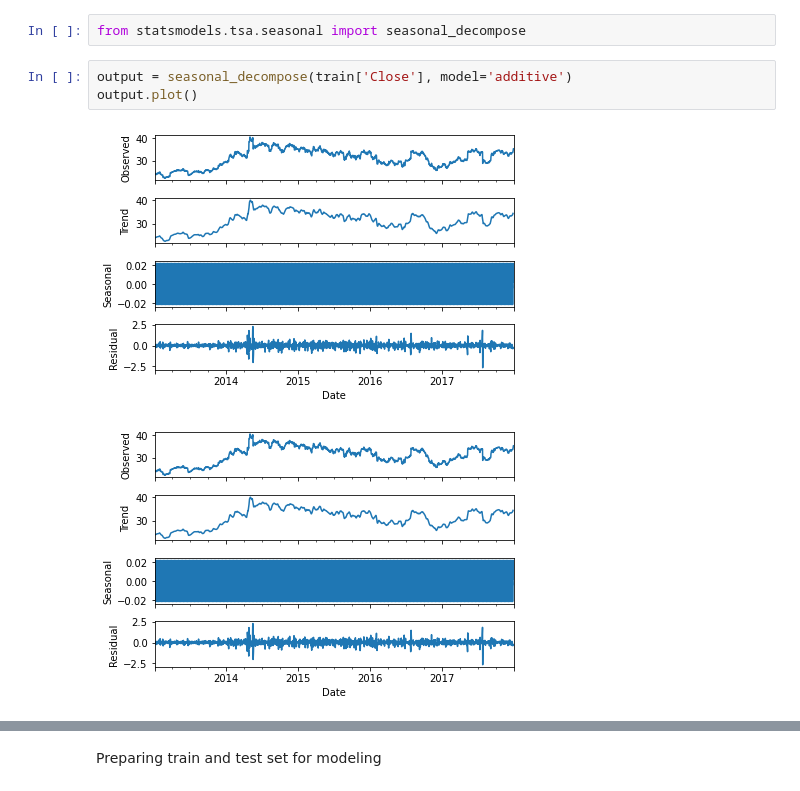
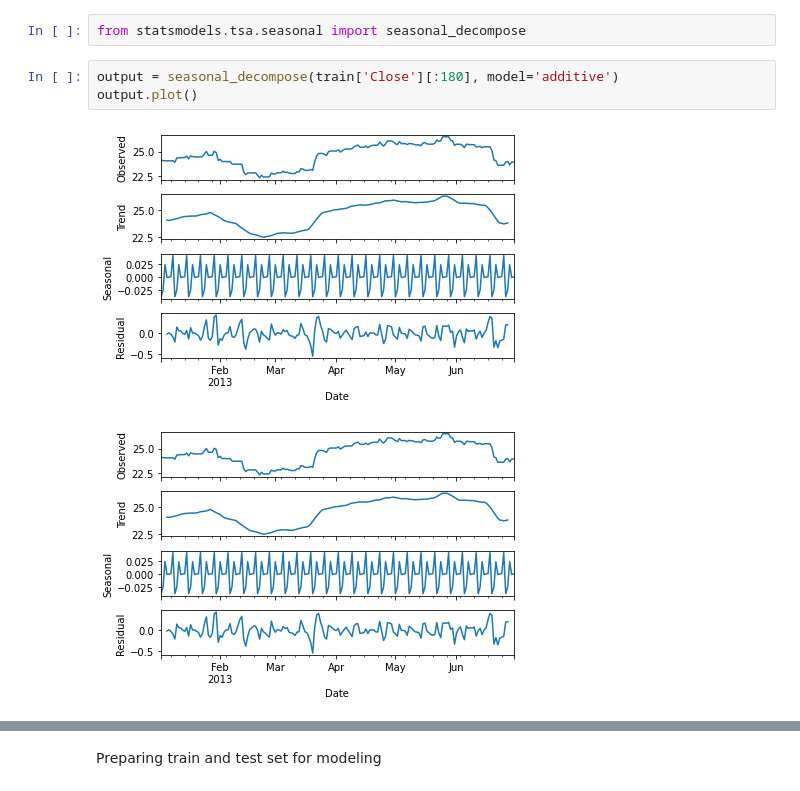
Before and after one commit to melaniaczobit/Predicting-AstraZeneca-Stock-Movement, a Jupyter notebook: AstraZeneca_Stock_Prices.ipynb, the cells around one changed output, grey strips where cells are left out. Drawn from its saved outputs; the diff is of its cells as text.

```diff
--- a/AstraZeneca_Stock_Prices.ipynb
+++ b/AstraZeneca_Stock_Prices.ipynb
@@ -336,9 +346,9 @@ Testing for Seasonality
 # %%
 from statsmodels.tsa.seasonal import seasonal_decompose
 # %%
-output = seasonal_decompose(train['Close'], model='additive')
+output = seasonal_decompose(train['Close'][:180], model='additive')
 output.plot()
 # %% [output]
-[figure, old version]
+[figure, new version]
-[figure, old version]
+[figure, new version]
 # %%
```
Also changed, not shown: parts of 19 cells of this notebook.
